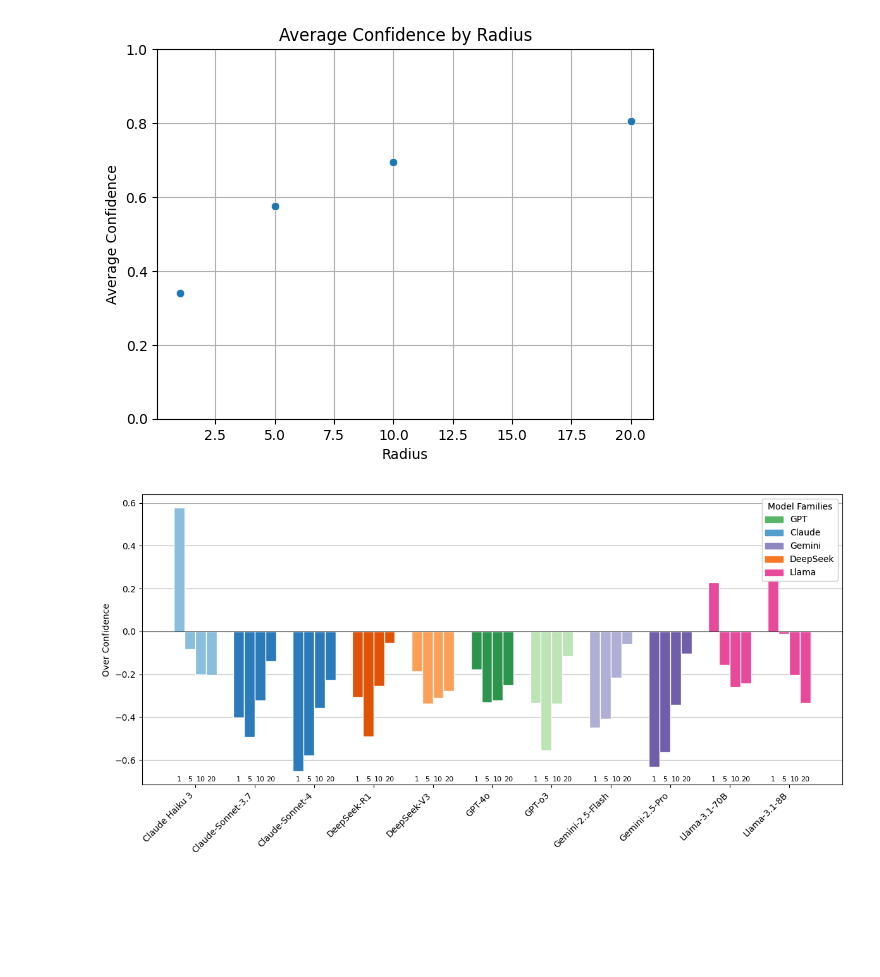
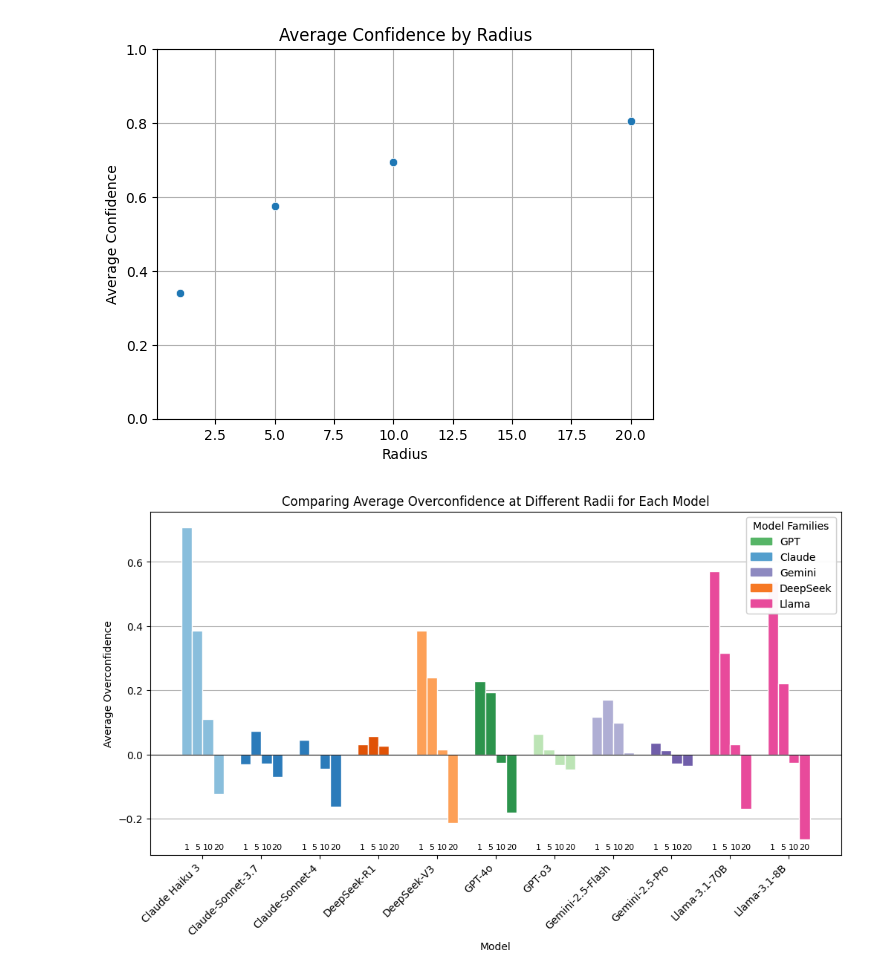
Before and after one commit to NoamMichael/Comparing-Confidence-in-LLMs, a Jupyter notebook: get_results_analysis.ipynb, the cells around one changed output. Drawn from its saved outputs; the diff is of its cells as text; code cells hidden in the pictures; blank space fills up the shorter version.

Commit message:
Token Probs

```diff
--- a/get_results_analysis.ipynb
+++ b/get_results_analysis.ipynb
@@ -2519,7 +2738,7 @@ for model_name, df in dfs[qset_name].items():
 
     #Gold Answer:
 
-    data = pd.DataFrame({
+    all_data = pd.DataFrame({
         'Question ID': qid,
         'Answer': answers,
         'Confidence': confidence.astype(float),
@@ -2527,12 +2746,26 @@ for model_name, df in dfs[qset_name].items():
         'Gold': gold
     })
 
+    data = all_data[all_data['Answer'].notna()].copy()
+    data['Gender'] = ['female' if i >= 404 else 'male' for i in df.index]
+    data['Age'] = [get_age(qid) for qid in df['Question ID']]
+
     data['Score'] = (
                     (data['Answer'].astype(float) >= data['Gold'] - data['Radius']) &
                     (data['Answer'].astype(float) <= data['Gold'] + data['Radius'])
                 ).astype(int)
 
-    data['Overconfidence'] = data['Confidence'] - data['Score']
+    data['Probability'] = data.apply(lambda row: compute_prob(
+        point_estimate= row['Answer'],
+        min_age= row['Age'],
+        gender= row['Gender'],
+        R= row['Radius'],
+        df = act
+        ),
+        axis = 1
+        )
+
+    data['Overconfidence'] = (data['Confidence'] - data['Probability'])
     agg_df = data.groupby("Radius")["Overconfidence"].mean().reset_index()
     agg_df['Model'] = model_name#.all()
     agg_df['Fam'] = model_family(model_name)
@@ -2588,7 +2907,7 @@ radius_order = [1.0, 5.0, 10.0, 20.0]
 # Pivot table (rows = Model, cols = Radius)
 pivot = (
     combined.pivot_table(index="Model", columns="Radius", values="Overconfidence", aggfunc="mean")
-      .reindex(columns=radius_order)
+      .reindex(columns=radius_order).sort_values("Model")
 )
 
 fig, ax = plt.subplots(figsize=(12, 6))
@@ -2606,36 +2925,39 @@ for i, r in enumerate(pivot.columns):
         pivot[r].values,
         width=bar_w,
         color=colors,
         zorder=3,
         label=f"Radius {int(r)}" if i == 0 else "" , # legend for radius only once
         edgecolor = 'white'
     )
     # Add radius label at bottom above x-axis
     for bar in bars:
         bar_x = bar.get_x() + bar.get_width() / 2
-        ax.text(bar_x, ax.get_ylim()[0] + 0.01,
+        ax.text(bar_x, -0.3,
                 f"{int(r)}",
                 ha="center", va="bottom", fontsize=8)
 
-ax.set_ylabel("Over Confidence")
+ax.set_ylabel("Average Overconfidence")
+ax.set_xlabel('Model')
 ax.set_xticks(x)
 ax.set_xticklabels(pivot.index, rotation=45, ha="right")
 
 # Legends
 # 1. Radius legend (already handled by bar label)
-ax.legend(title="Radius", loc="upper right")
+#ax.legend(title="Radius", loc="upper right", bbox_to_anchor = (1.05, 1.05))
 
 # 2. Family color legend
 families = ["GPT", "Claude", "Gemini", "DeepSeek", "Llama"]
 family_patches = [Patch(color=family_palettes[fam][3], label=fam) for fam in families]
-ax.add_artist(ax.legend(handles=family_patches, title="Model Families", loc="upper right"))
+ax.add_artist(ax.legend(handles=family_patches, title="Model Families", loc="upper right", ))
 
 ax.axhline(0, color="black", linestyle="-", linewidth=0.75, zorder = 4) # y = 0 line for context
 
 ax.set_axisbelow(True)
 ax.grid(axis="y", zorder=0)
+ax.set_title('Comparing Average Overconfidence at Different Radii for Each Model')
 
-plt.tight_layout()
+#plt.tight_layout()
+plt.subplots_adjust()
 plt.show()
 # %% [output]
-[figure, old version]
+[figure, new version]
```
Also changed, not shown: parts of 11 cells of this notebook, 14 other files.
